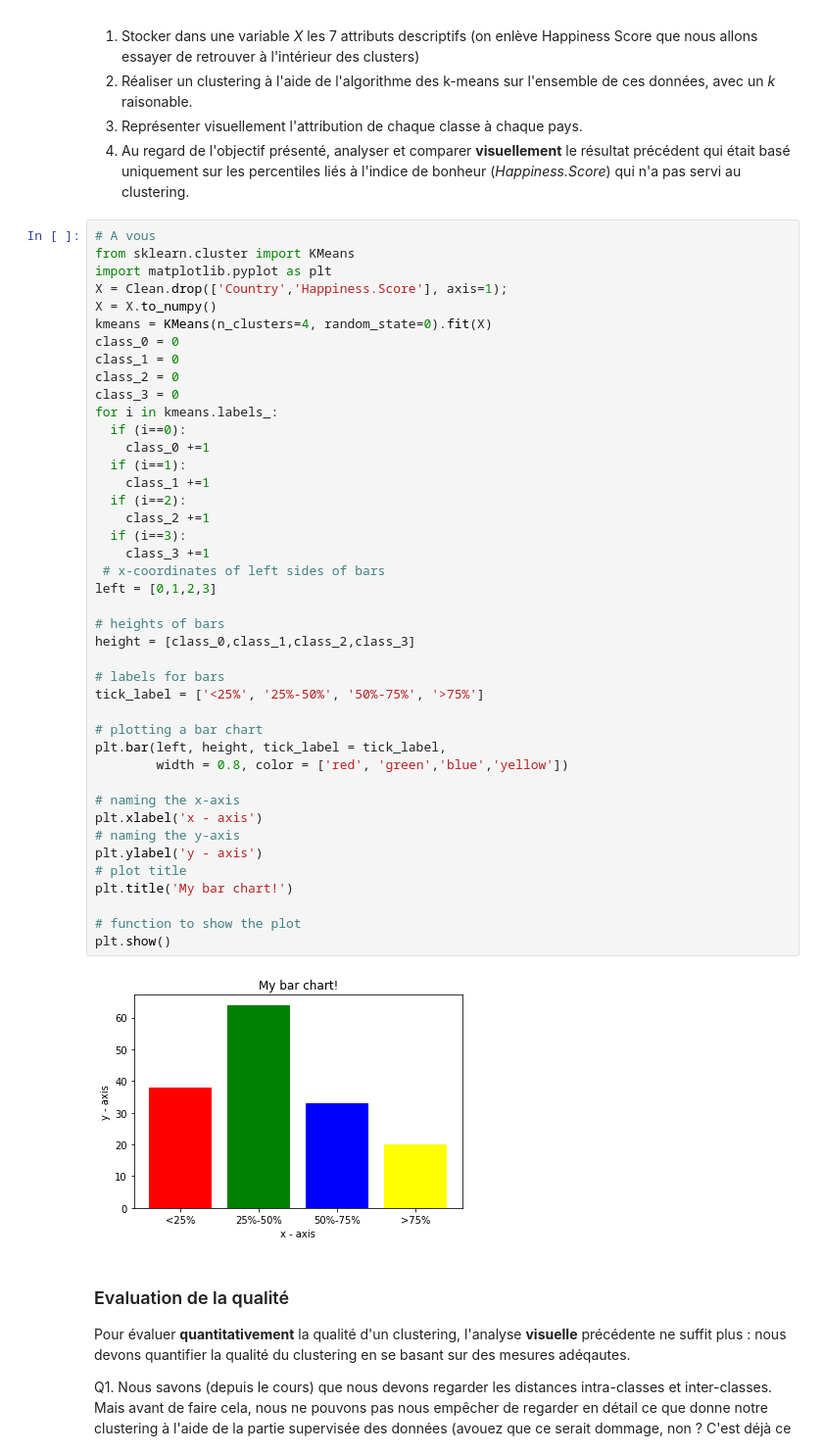
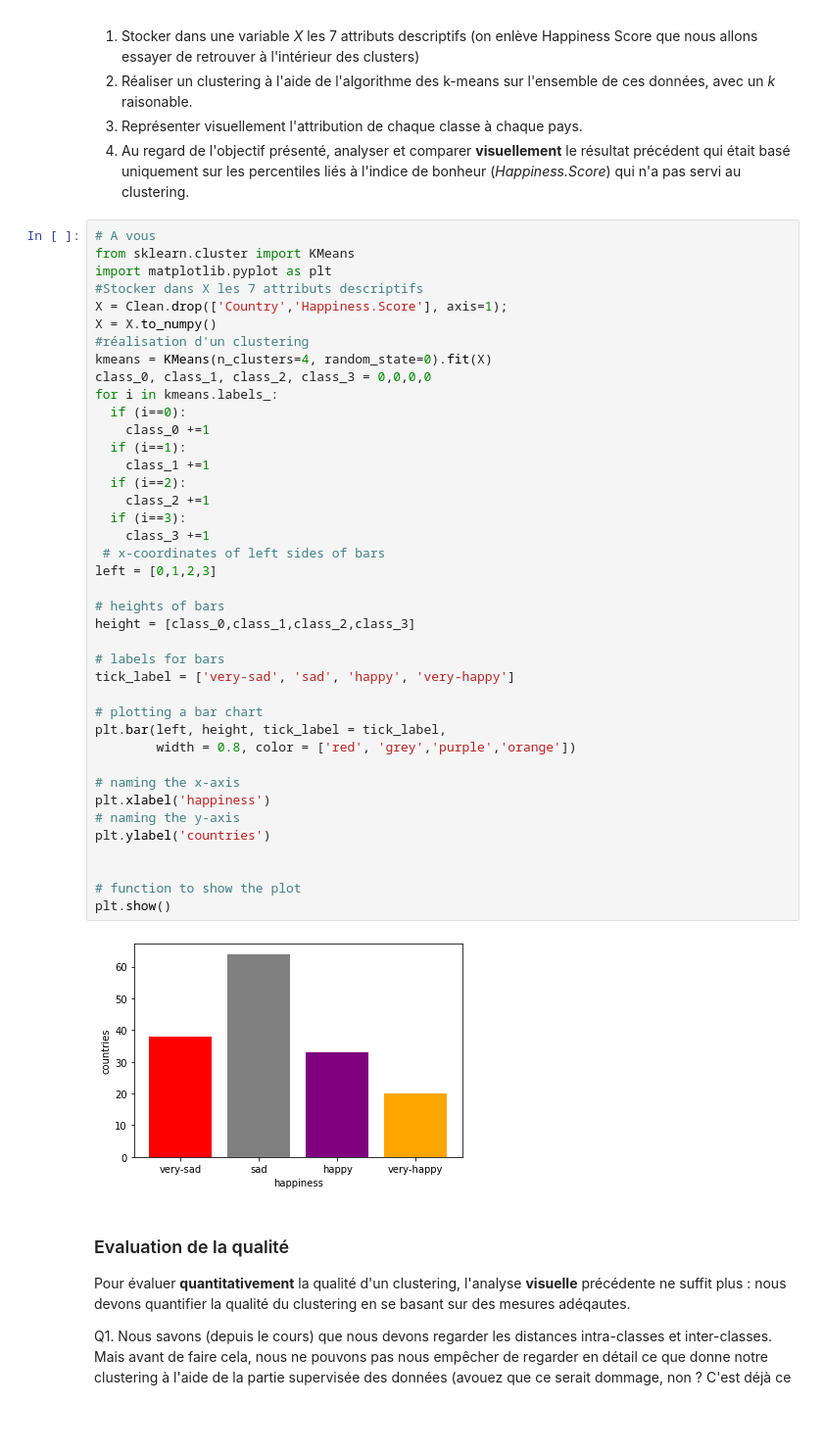
Before and after one commit to yanisamrouche/data_science, a Jupyter notebook: tp4_ISD_bonheur.ipynb, the cells around one changed output. Shown at 98% size. Saved outputs shown, nothing was run; the diff lists cells and outputs as text; blank space fills up the shorter version.

```diff
--- a/tp4_ISD_bonheur.ipynb
+++ b/tp4_ISD_bonheur.ipynb
@@ -105,46 +134,44 @@ En scikit-learn, l'algorithme des kmeans est géré par la classe *sklearn.clust
 # A vous
 from sklearn.cluster import KMeans
 import matplotlib.pyplot as plt
+#Stocker dans X les 7 attributs descriptifs
 X = Clean.drop(['Country','Happiness.Score'], axis=1);
 X = X.to_numpy()
+#réalisation d'un clustering
 kmeans = KMeans(n_clusters=4, random_state=0).fit(X)
-class_0 = 0
-class_1 = 0
-class_2 = 0
-class_3 = 0
+class_0, class_1, class_2, class_3 = 0,0,0,0
 for i in kmeans.labels_:
   if (i==0):
     class_0 +=1
   if (i==1):
     class_1 +=1
   if (i==2):
     class_2 +=1
   if (i==3):
     class_3 +=1
  # x-coordinates of left sides of bars
 left = [0,1,2,3]
 
 # heights of bars
 height = [class_0,class_1,class_2,class_3]
 
 # labels for bars
-tick_label = ['<25%', '25%-50%', '50%-75%', '>75%']
+tick_label = ['very-sad', 'sad', 'happy', 'very-happy']
 
 # plotting a bar chart
 plt.bar(left, height, tick_label = tick_label,
-        width = 0.8, color = ['red', 'green','blue','yellow'])
+        width = 0.8, color = ['red', 'grey','purple','orange'])
 
 # naming the x-axis
-plt.xlabel('x - axis')
+plt.xlabel('happiness')
 # naming the y-axis
-plt.ylabel('y - axis')
-# plot title
-plt.title('My bar chart!')
+plt.ylabel('countries')
+
 
 # function to show the plot
 plt.show()
 # %% [output]
-[figure, old version]
+[figure, new version]
 # %% [markdown]
 ### Evaluation de la qualité
 
```
Also changed, not shown: parts of 18 cells of this notebook.
